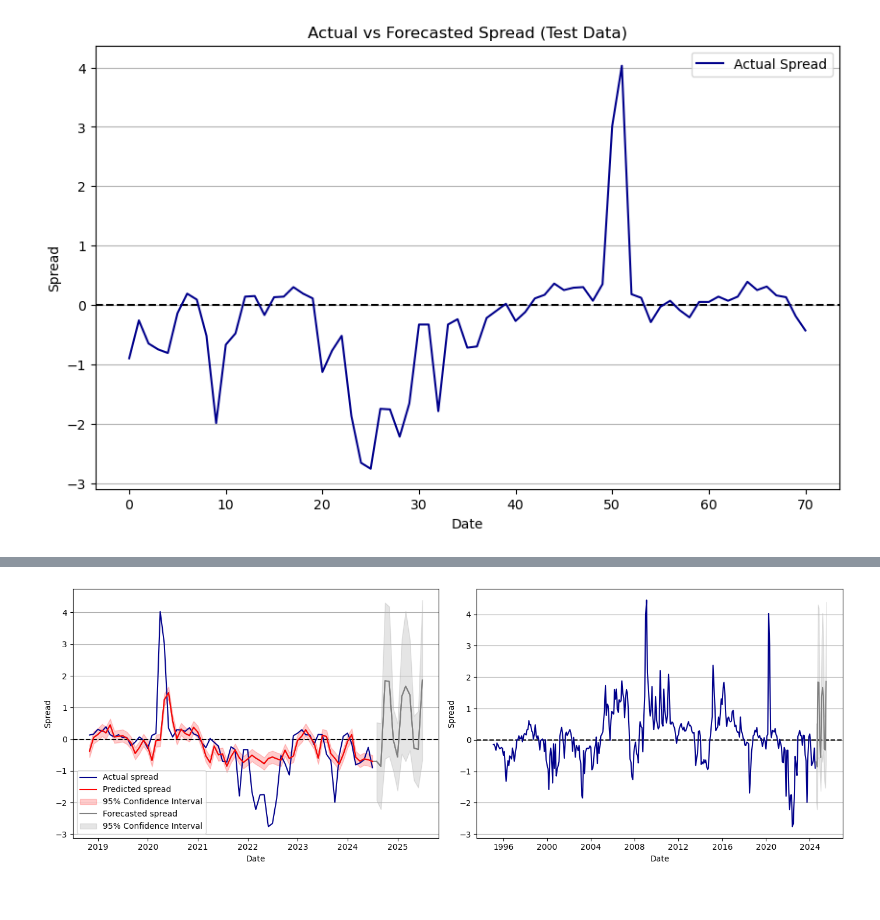
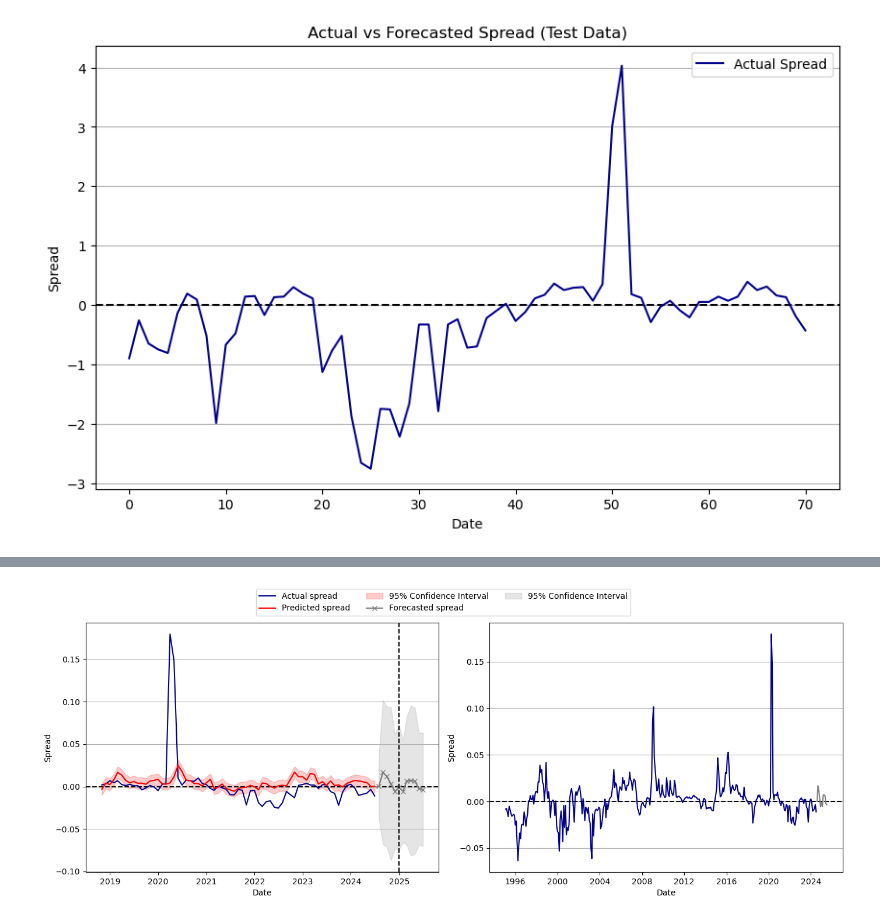
Before and after one commit to j0nl925/MSc-Finance-Econometrics-Coursework, a Jupyter notebook: Coursework.ipynb, the cells around one changed output, grey strips where cells are left out. Saved outputs shown, nothing was run; the diff lists cells and outputs as text; code cells hidden in the pictures.

```diff
--- a/Coursework.ipynb
+++ b/Coursework.ipynb
@@ -26,7 +29,7 @@ macro_data = pd.read_excel('Oil Data.xlsx', sheet_name='Macro_M')
 stock_prices = pd.read_excel('Oil Data.xlsx', sheet_name='StockPrices_M')
 
 # Create new column for the oil prices spread
-industry_monthly_data['Spread'] = industry_monthly_data['CL2'] - industry_monthly_data['CL1']
+industry_monthly_data['Spread'] = np.log(industry_monthly_data['CL2']) - np.log(industry_monthly_data['CL1'])
 
 # Convert date columns into datetime format
 industry_monthly_data['Date'] = pd.to_datetime(industry_monthly_data['Date'])
@@ -45,20 +48,21 @@ merged_data = merged_data.merge(stock_prices, on='Date', how='inner')
 merged_data = merged_data.sort_values('Date')
 
 # Plot the prices and spread for visualisation
-fig, ax = plt.subplots(1, 2, figsize=(14, 5))  # 1 row, 2 columns
+fig, ax = plt.subplots(1, 2, figsize=(14, 5))
 
 ax[0].grid(axis='y')
 ax[0].plot(merged_data['Date'], merged_data['CL1'], label="CL1")
 ax[0].plot(merged_data['Date'], merged_data['CL2'], label="CL2")
 ax[0].set_xlabel('Date')
 ax[0].set_ylabel('Price')
-ax[0].legend()
 
 ax[1].grid(axis='y')
 ax[1].axhline(y=0, color='black', linestyle='--')
-ax[1].plot(merged_data['Date'], merged_data['Spread'], color='darkblue')
+ax[1].plot(merged_data['Date'], merged_data['Spread'], color='darkblue', label='Spread (CL2 - CL1)')
 ax[1].set_xlabel('Date')
 ax[1].set_ylabel('Spread')
+
+fig.legend(loc='upper center', bbox_to_anchor=(0.5, 1.05), ncol=3)
 
 plt.tight_layout()
 
@@ -245,8 +355,7 @@ for _ in range(forecast_period):
     last_data[0, -1] = next_pred
 
 # Generate forecast dates
-forecast_dates = pd.date_range(start=merged_data_cleaned['Date'].iloc[-1] + pd.Timedelta(days=1),
-                               periods=forecast_period, freq='M')
+forecast_dates = pd.date_range(start=merged_data_cleaned['Date'].iloc[-1] + pd.Timedelta(days=1), periods=forecast_period, freq='M')
 
 # Convert forecasted values and standard deviation into DataFrame
 forecast_df = pd.DataFrame({
@@ -269,34 +378,38 @@ combined_dates = pd.concat([
     forecast_df['Date']
 ]).reset_index(drop=True)
 
 # Create a combined DataFrame
 combined_df = pd.DataFrame({
     'Date': combined_dates,
     'Predicted Spread': combined_predictions
 }).sort_values('Date').reset_index(drop=True)
 
+vertical_line_date = pd.to_datetime('2025-01-01')
+
 fig, ax = plt.subplots(1, 2, figsize=(14, 5))
 
 ax[0].grid(axis='y')
 ax[0].axhline(y=0, color='black', linestyle='--')
 ax[0].plot(merged_data_cleaned['Date'].iloc[-len(y_test):], y_test, label='Actual spread', color='darkblue')
 ax[0].plot(combined_dates, combined_predictions, color='grey')
 ax[0].plot(combined_df['Date'].iloc[:len(y_pred)], combined_df['Predicted Spread'].iloc[:len(y_pred)], label='Predicted spread', color='red')
 ax[0].fill_between(merged_data_cleaned['Date'].iloc[-len(y_pred):], ci_lower, ci_upper, color='red', alpha=0.2, label='95% Confidence Interval')
-ax[0].plot(combined_df['Date'].iloc[len(y_pred):], combined_df['Predicted Spread'].iloc[len(y_pred):], label='Forecasted spread', color='grey')
+ax[0].plot(combined_df['Date'].iloc[len(y_pred):], combined_df['Predicted Spread'].iloc[len(y_pred):], label='Forecasted spread', color='grey', marker='x')
 ax[0].fill_between(forecast_df['Date'], forecast_df['Lower Bound'], forecast_df['Upper Bound'], color='grey', alpha=0.2, label='95% Confidence Interval')
+ax[0].axvline(x=vertical_line_date, color='black', linestyle='--')
 ax[0].set_xlabel('Date')
 ax[0].set_ylabel('Spread')
-ax[0].legend()
 
 ax[1].grid(axis='y')
 ax[1].axhline(y=0, color='black', linestyle='--')
 ax[1].plot(merged_data_cleaned['Date'], merged_data_cleaned['Spread'], label='Actual spread', color='darkblue')
 ax[1].plot(combined_df['Date'].iloc[len(y_pred):], combined_df['Predicted Spread'].iloc[len(y_pred):], label='Forecasted spread', color='grey')
-ax[1].fill_between(forecast_df['Date'], forecast_df['Lower Bound'], forecast_df['Upper Bound'], color='grey', alpha=0.2, label='95% Confidence Interval')
 ax[1].set_xlabel('Date')
 ax[1].set_ylabel('Spread')
 
+handles, labels = ax[0].get_legend_handles_labels()
+fig.legend(handles, labels, loc='upper center', ncol=3, bbox_to_anchor=(0.5, 1.1))
+
 plt.tight_layout()
 # %% [output]
-[figure, old version]
+[figure, new version]
```
Also changed, not shown: parts of 8 cells of this notebook.
